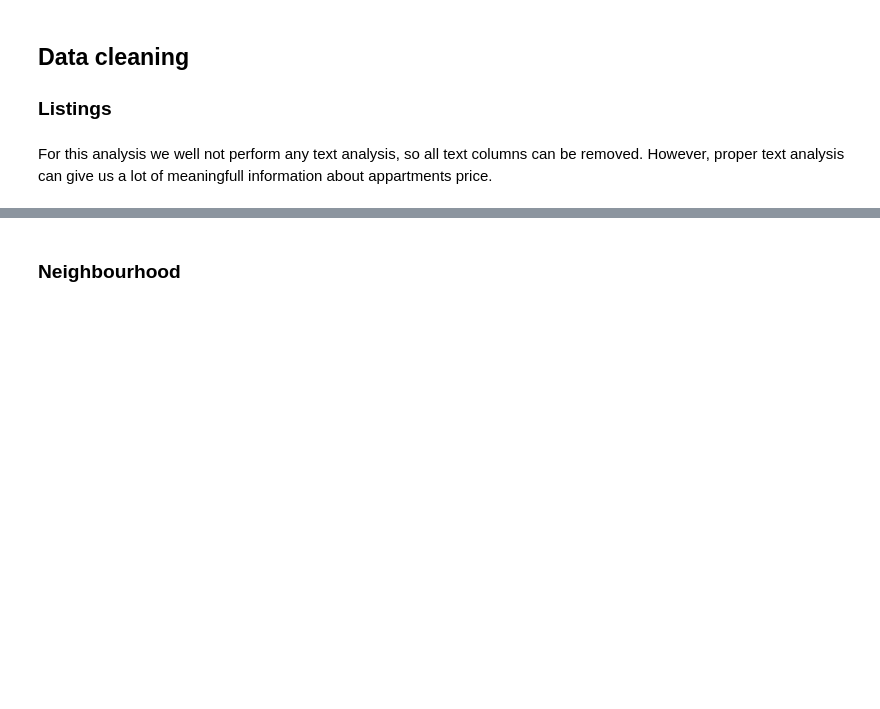
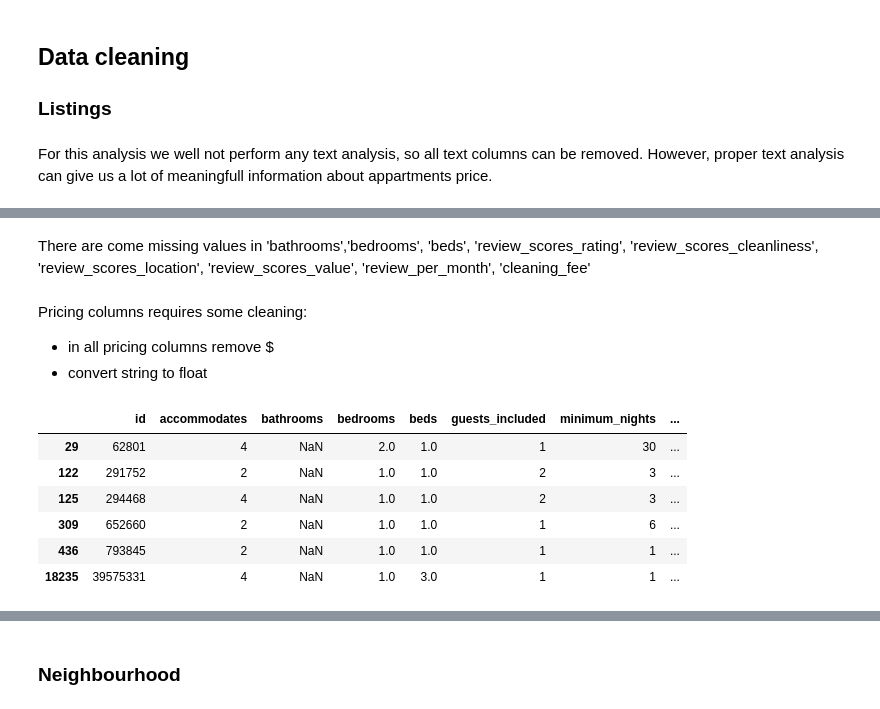
Before and after one commit to ekaraseva/Amsterdam_Airbnb_analysis, a Jupyter notebook: Amsterdam_airbnb_analysis.ipynb, the cells around one changed output, grey strips where cells are left out. Saved outputs shown, nothing was run; the diff lists cells and outputs as text; code cells hidden in the pictures; blank space fills up the shorter version.

```diff
--- a/Amsterdam_airbnb_analysis.ipynb
+++ b/Amsterdam_airbnb_analysis.ipynb
@@ -238,2 +283,8 @@ Clean data formats:
+# %% [markdown]
+There are come missing values in 'bathrooms','bedrooms', 'beds', 'review_scores_rating', 'review_scores_cleanliness', 'review_scores_location', 'review_scores_value', 'review_per_month', 'cleaning_fee'
+# %% [markdown]
+Pricing columns requires some cleaning:
+- in all pricing columns remove $
+- convert string to float
 # %%
 # all price columns contain $-sign that has to be removed, and string can be converted to float
@@ -241,3 +292,13 @@ col_names=['price', 'weekly_price', 'monthly_price', 'security_deposit', 'cleani
 listings_df[col_names]=listings_df[col_names].replace(regex=True, to_replace=r'\$', value=r'')
 listings_df[col_names]=listings_df[col_names].replace(regex=True, to_replace=r'\,', value=r'')
 listings_df[col_names]=listings_df[col_names].astype(float)
+# %%
+listings_df[listings_df['bathrooms'].isna()]
+# %% [output]
+|  | id | accommodates | bathrooms | bedrooms | beds | guests_included | minimum_nights | ... |
+| 29 | 62801 | 4 | NaN | 2.0 | 1.0 | 1 | 30 | ... |
+| 122 | 291752 | 2 | NaN | 1.0 | 1.0 | 2 | 3 | ... |
+| 125 | 294468 | 4 | NaN | 1.0 | 1.0 | 2 | 3 | ... |
+| 309 | 652660 | 2 | NaN | 1.0 | 1.0 | 1 | 6 | ... |
+| 436 | 793845 | 2 | NaN | 1.0 | 1.0 | 1 | 1 | ... |
+| 18235 | 39575331 | 4 | NaN | 1.0 | 3.0 | 1 | 1 | ... |
```
Also changed, not shown: parts of 29 cells of this notebook, 1 other file.
